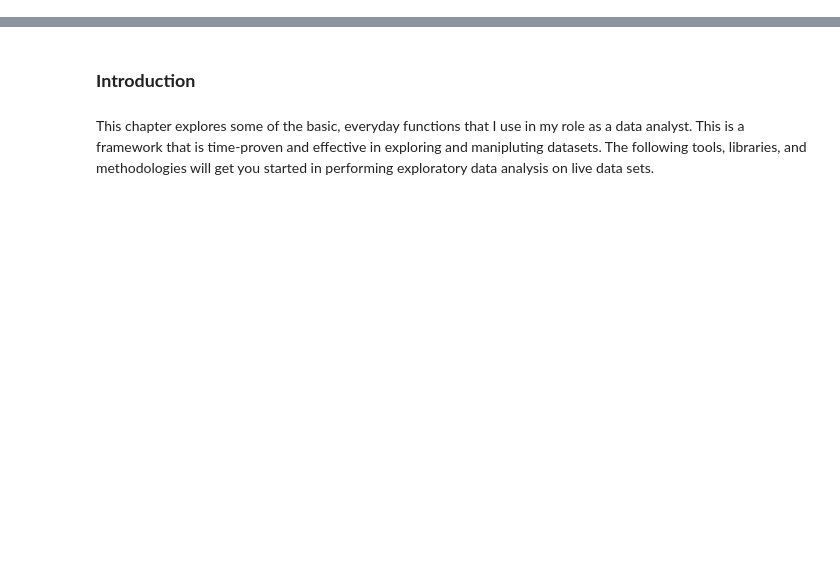
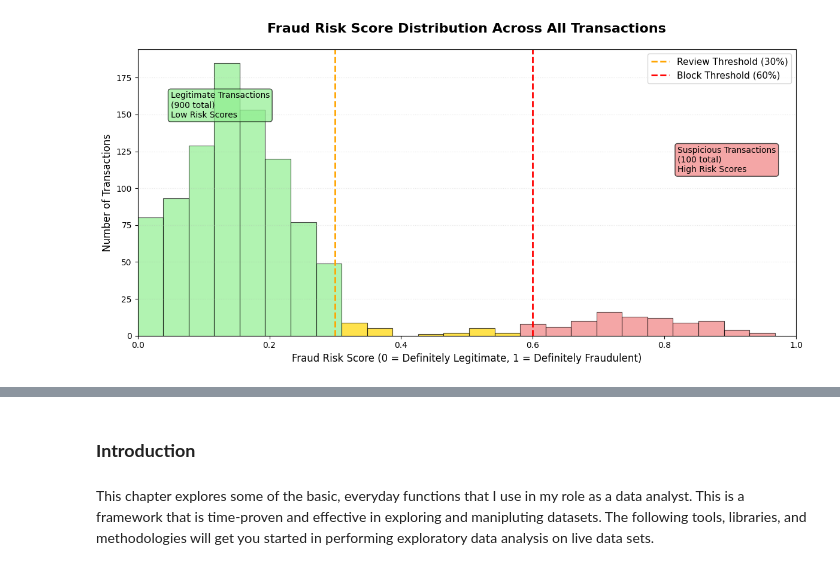
Before and after one commit to bendupey87/data_101_textbook, a Jupyter notebook: book/_build/jupyter_execute/data_101_book.ipynb, the cells around one changed output, grey strips where cells are left out. Cells and saved outputs as stored; diff of their text form; code cells hidden in the pictures; blank space fills up the shorter version.

```diff
--- a/book/_build/jupyter_execute/data_101_book.ipynb
+++ b/book/_build/jupyter_execute/data_101_book.ipynb
@@ -3,0 +1268,92 @@
+# %%
+# Import required libraries
+import matplotlib.pyplot as plt
+import numpy as np
+
+# Set random seed for consistent educational results
+np.random.seed(123)
+
+# Simulate realistic fraud score distribution
+# In real fraud detection, most transactions have low fraud scores (legitimate)
+# Only a small percentage have high fraud scores (suspicious/fraudulent)
+
+# Generate legitimate transactions (90% of total) - low fraud scores
+legitimate_scores = np.random.normal(0.15, 0.08, 900)  # Mean=0.15, std=0.08
+legitimate_scores = np.clip(legitimate_scores, 0, 1)     # Keep scores between 0-1
+
+# Generate fraudulent transactions (10% of total) - high fraud scores
+fraudulent_scores = np.random.normal(0.75, 0.12, 100)   # Mean=0.75, std=0.12
+fraudulent_scores = np.clip(fraudulent_scores, 0, 1)     # Keep scores between 0-1
+
+# Combine all scores to simulate real-world transaction mix
+all_scores = np.concatenate([legitimate_scores, fraudulent_scores])
+
+# Create the histogram
+plt.figure(figsize=(12, 6))
+
+# Plot histogram with detailed formatting
+counts, bins, patches = plt.hist(all_scores, bins=25,
+                                edgecolor='black', linewidth=0.8,
+                                alpha=0.7, color='skyblue')
+
+# Color code the bars: green for low-risk, yellow for medium, red for high-risk
+for i, patch in enumerate(patches):
+    bin_center = (bins[i] + bins[i+1]) / 2  # Calculate center of each bin
+    if bin_center < 0.3:
+        patch.set_facecolor('lightgreen')     # Low risk - green
+    elif bin_center < 0.6:
+        patch.set_facecolor('gold')           # Medium risk - yellow
+    else:
+        patch.set_facecolor('lightcoral')     # High risk - red
+
+# Add vertical lines to show decision thresholds
+plt.axvline(x=0.3, color='orange', linestyle='--', linewidth=2,
+            label='Review Threshold (30%)')
+plt.axvline(x=0.6, color='red', linestyle='--', linewidth=2,
+            label='Block Threshold (60%)')
+
+# Chart formatting
+plt.title("Fraud Risk Score Distribution Across All Transactions",
+          fontsize=16, fontweight='bold', pad=20)
+plt.xlabel("Fraud Risk Score (0 = Definitely Legitimate, 1 = Definitely Fraudulent)", fontsize=12)
+plt.ylabel("Number of Transactions", fontsize=12)
+
+# Add legend
+plt.legend(fontsize=11, loc='upper right')
+
+# Add text annotations explaining the interpretation
+plt.text(0.05, max(counts)*0.8,
+         f'Legitimate Transactions\n({len(legitimate_scores):,} total)\nLow Risk Scores',
+         fontsize=10, bbox=dict(boxstyle="round,pad=0.3", facecolor="lightgreen", alpha=0.7))
+
+plt.text(0.82, max(counts)*0.6,
+         f'Suspicious Transactions\n({len(fraudulent_scores):,} total)\nHigh Risk Scores',
+         fontsize=10, bbox=dict(boxstyle="round,pad=0.3", facecolor="lightcoral", alpha=0.7))
+
+# Add grid for easier reading
+plt.grid(axis='y', alpha=0.3, linestyle=':')
+
+# Set x-axis to show full 0-1 range
+plt.xlim(0, 1.0)
+
+plt.tight_layout()
+plt.show()
+
+# Calculate and display business metrics
+total_transactions = len(all_scores)
+low_risk = np.sum(all_scores < 0.3)
+medium_risk = np.sum((all_scores >= 0.3) & (all_scores < 0.6))
+high_risk = np.sum(all_scores >= 0.6)
+
+print("=== FRAUD DETECTION SYSTEM SUMMARY ===")
+print(f"Total Transactions Analyzed: {total_transactions:,}")
+print(f"Low Risk (Auto-Approve): {low_risk:,} ({low_risk/total_transactions:.1%})")
+print(f"Medium Risk (Manual Review): {medium_risk:,} ({medium_risk/total_transactions:.1%})")
+print(f"High Risk (Auto-Block): {high_risk:,} ({high_risk/total_transactions:.1%})")
+print()
+print("BUSINESS IMPACT:")
+print(f"• Transactions requiring human review: {medium_risk + high_risk:,}")
+print(f"• Estimated fraud prevented: ${high_risk * 850:,} (assuming $850 avg fraud amount)")
+print(f"• Legitimate customers unaffected: {low_risk/total_transactions:.1%}")
+# %% [output]
+[figure, added]
```
Also changed, not shown: parts of 241 cells of this notebook, 49 other files.
